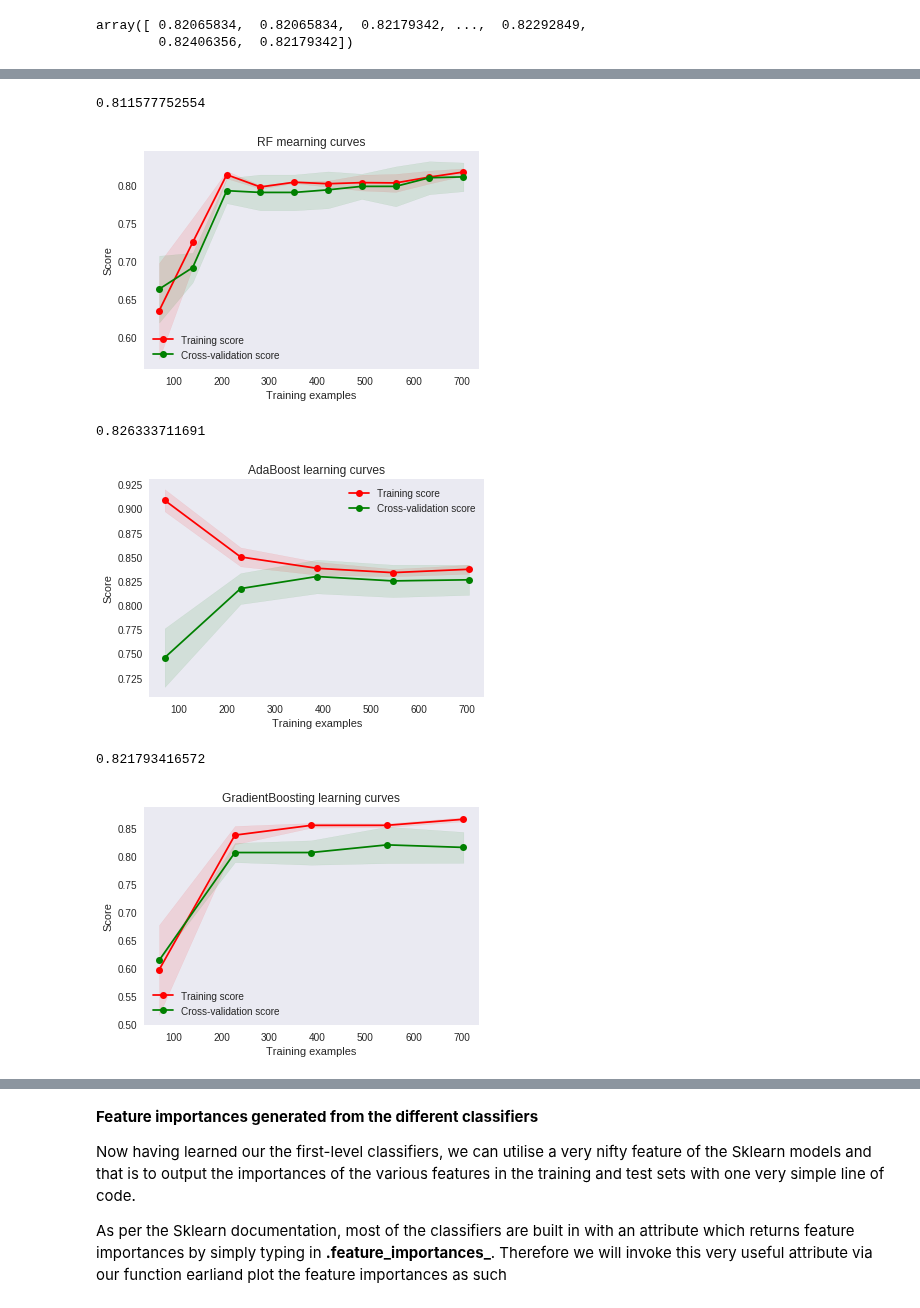
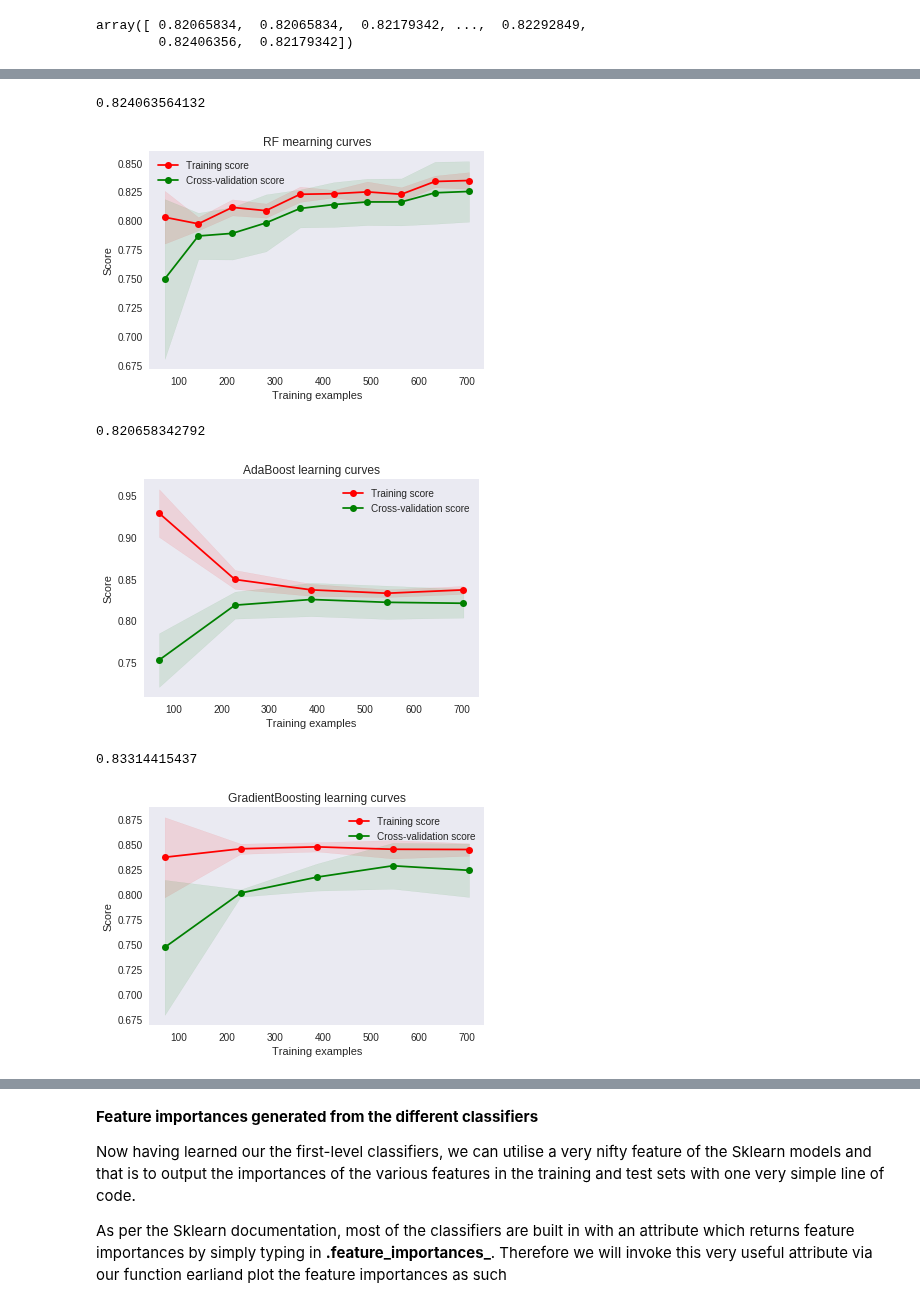
Before and after one commit to ShichengChen/kaggle, a Jupyter notebook: Titanic/titanic_featureSelection4estimator.ipynb, the cells around one changed output, grey strips where cells are left out. Drawn from its saved outputs; the diff is of its cells as text; code cells hidden in the pictures.

```diff
--- a/Titanic/titanic_featureSelection4estimator.ipynb
+++ b/Titanic/titanic_featureSelection4estimator.ipynb
@@ -150,7 +155,7 @@ parameter_grid = {
              'min_samples_split': [10,20,40,80],
              'min_samples_leaf': [10,15,20],
             'max_features':[4,5,6,7,8,9,10,11,12],
-            'oob_score'=[True]
+            'oob_score':[True]
              }
 rft = RandomForestClassifier(random_state=1)
 grid_search = GridSearchCV(estimator=rft,
@@ -283,27 +331,26 @@ g = plot_learning_curve(et,"et learning curves",x_train,y_train,cv=cv,ylim=ylim(
 # %%
 rf_params = {
     'n_jobs': -1,
     'n_estimators': 500,
     'oob_score' : True,
     'max_depth': 6,
     'min_samples_leaf': 15,
     'max_features' : 'sqrt',
     'verbose': 0
 }
 #0.850170261067
-rf_params={'min_samples_split': 2, 'n_estimators': 500,
-           'max_depth': 7, 'min_samples_leaf': 20,
-          'max_features':'sqrt', 'oob_score':True,'n_jobs':-1}
-
+rf_params={'oob_score': True, 'min_samples_leaf': 10, 'n_estimators': 750,
+           'min_samples_split': 40, 'max_features': 10, 'max_depth': 10}
+#0.82633
 rf = RandomForestClassifier(**rf_params)
 rf_oof_train, rf_oof_test = get_oof(rf,x_train,y_train,test)
 g = plot_learning_curve(rf,"RF mearning curves",x_train,y_train,cv=cv,train_sizes=np.linspace(.1, 1.0, 10))
 # %% [output]
-0.811577752554
+0.824063564132
-[figure, old version]
+[figure, new version]
 # %%
 ada_params = {
-    'n_estimators': 700,
+    'n_estimators': 1000,
     'learning_rate' : 0.02
 }
 '''ada_params = {'n_estimators': 700, 'learning_rate': 0.2,
@@ -313,8 +360,8 @@ ada = AdaBoostClassifier(**ada_params)
 ada_oof_train, ada_oof_test = get_oof(ada,x_train,y_train,test)
 g = plot_learning_curve(ada,"AdaBoost learning curves",x_train,y_train,cv=cv)
 # %% [output]
-0.826333711691
+0.820658342792
-[figure, old version]
+[figure, new version]
 # %%
 gb_params = {
     'n_estimators': 500,
@@ -328,13 +375,13 @@ gb_params = {
 
 #The above two points are directly a result of the bias-variance tradeoff.
 #Deeper trees reduces the bias; more trees reduces the variance.
-gb_params = {'learning_rate': 0.1,
-             'min_samples_leaf': 50, 'n_estimators': 500,
-             'max_features': 'sqrt', 'max_depth': 10}
+gb_params={'loss': 'deviance', 'learning_rate': 0.001, 'min_samples_leaf': 10,
+           'n_estimators': 750, 'max_features': 12, 'max_depth': 12}
+#0.8354
 gb = GradientBoostingClassifier(**gb_params)
 gb_oof_train, gb_oof_test = get_oof(gb,x_train,y_train,test)
 g = plot_learning_curve(gb,"GradientBoosting learning curves",x_train,y_train,cv=cv)
 # %% [output]
-0.821793416572
+0.83314415437
-[figure, old version]
+[figure, new version]
 # %%
```
Also changed, not shown: parts of 13 cells of this notebook, 2 other files.
